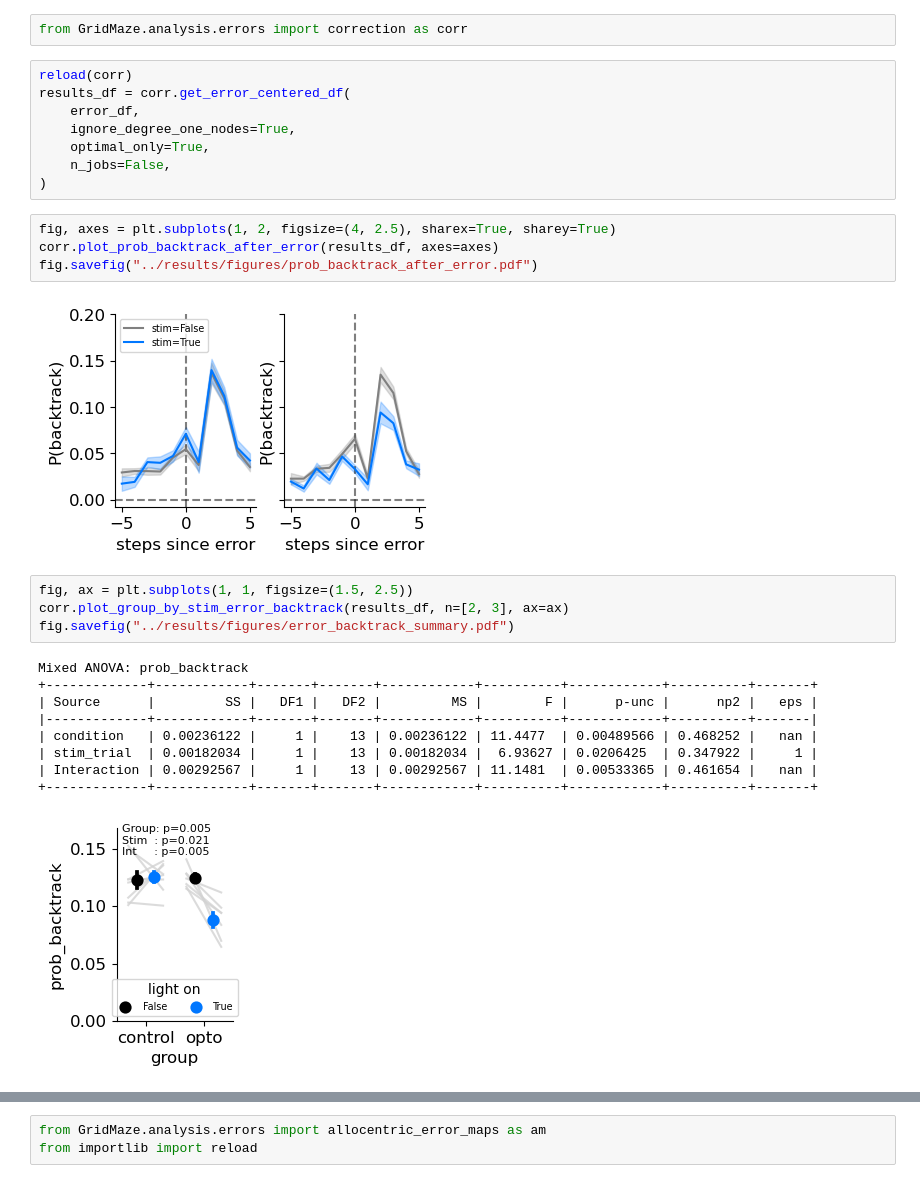
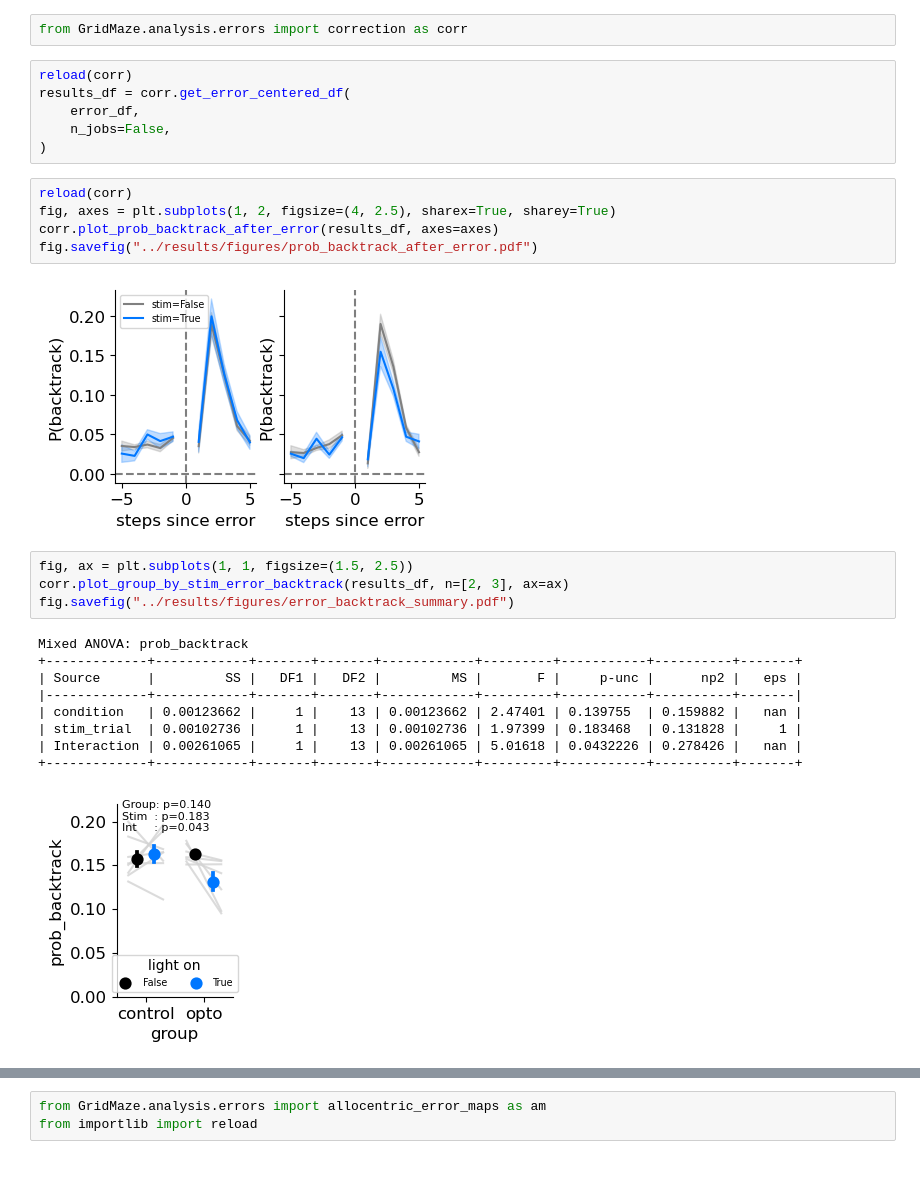
Before and after one commit to peterdoohan/goalNav_mFC-opto3, a Jupyter notebook: code/Notebooks/performance_metrics.ipynb, the cells around one changed output, grey strips where cells are left out. Drawn from its saved outputs; the diff is of its cells as text.

```diff
--- a/code/Notebooks/performance_metrics.ipynb
+++ b/code/Notebooks/performance_metrics.ipynb
@@ -346,27 +346,26 @@ from GridMaze.analysis.errors import correction as corr
 reload(corr)
 results_df = corr.get_error_centered_df(
     error_df,
-    ignore_degree_one_nodes=True,
-    optimal_only=True,
     n_jobs=False,
 )
 # %%
+reload(corr)
 fig, axes = plt.subplots(1, 2, figsize=(4, 2.5), sharex=True, sharey=True)
 corr.plot_prob_backtrack_after_error(results_df, axes=axes)
 fig.savefig("../results/figures/prob_backtrack_after_error.pdf")
 # %% [output]
-[figure, old version]
+[figure, new version]
 # %%
 fig, ax = plt.subplots(1, 1, figsize=(1.5, 2.5))
 corr.plot_group_by_stim_error_backtrack(results_df, n=[2, 3], ax=ax)
 fig.savefig("../results/figures/error_backtrack_summary.pdf")
 # %% [output]
 Mixed ANOVA: prob_backtrack
-+-------------+------------+-------+-------+------------+----------+------------+----------+-------+
-| Source      |         SS |   DF1 |   DF2 |         MS |        F |      p-unc |      np2 |   eps |
-|-------------+------------+-------+-------+------------+----------+------------+----------+-------|
-| condition   | 0.00236122 |     1 |    13 | 0.00236122 | 11.4477  | 0.00489566 | 0.468252 |   nan |
-| stim_trial  | 0.00182034 |     1 |    13 | 0.00182034 |  6.93627 | 0.0206425  | 0.347922 |     1 |
-| Interaction | 0.00292567 |     1 |    13 | 0.00292567 | 11.1481  | 0.00533365 | 0.461654 |   nan |
-+-------------+------------+-------+-------+------------+----------+------------+----------+-------+
++-------------+------------+-------+-------+------------+---------+-----------+----------+-------+
+| Source      |         SS |   DF1 |   DF2 |         MS |       F |     p-unc |      np2 |   eps |
+|-------------+------------+-------+-------+------------+---------+-----------+----------+-------|
+| condition   | 0.00123662 |     1 |    13 | 0.00123662 | 2.47401 | 0.139755  | 0.159882 |   nan |
+| stim_trial  | 0.00102736 |     1 |    13 | 0.00102736 | 1.97399 | 0.183468  | 0.131828 |     1 |
+| Interaction | 0.00261065 |     1 |    13 | 0.00261065 | 5.01618 | 0.0432226 | 0.278426 |   nan |
++-------------+------------+-------+-------+------------+---------+-----------+----------+-------+
-[figure, old version]
+[figure, new version]
```
Also changed, not shown: parts of 4 cells of this notebook.
